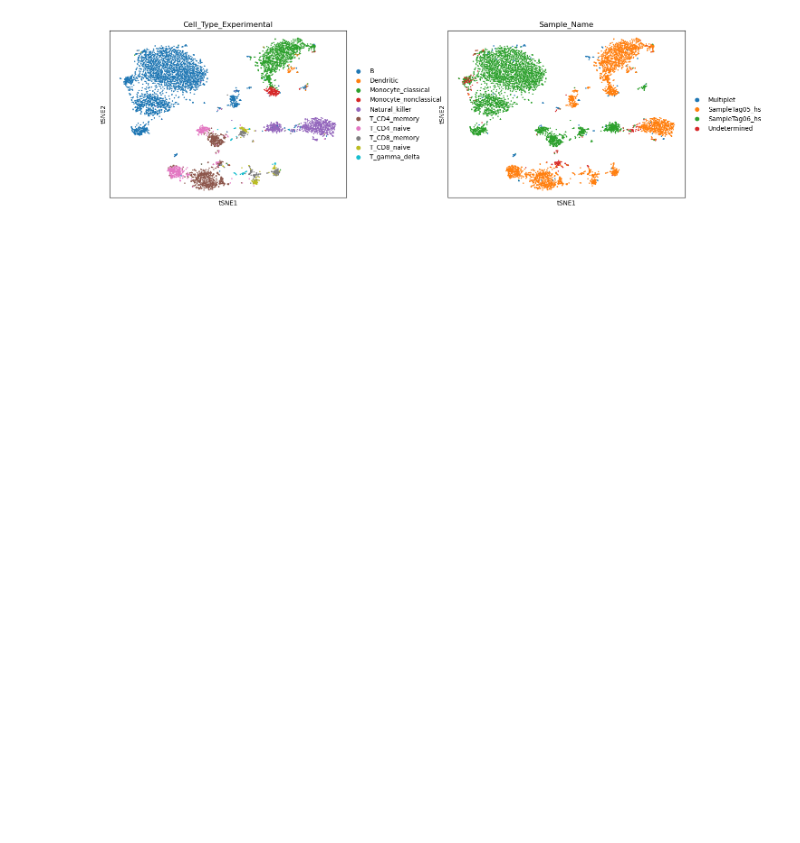
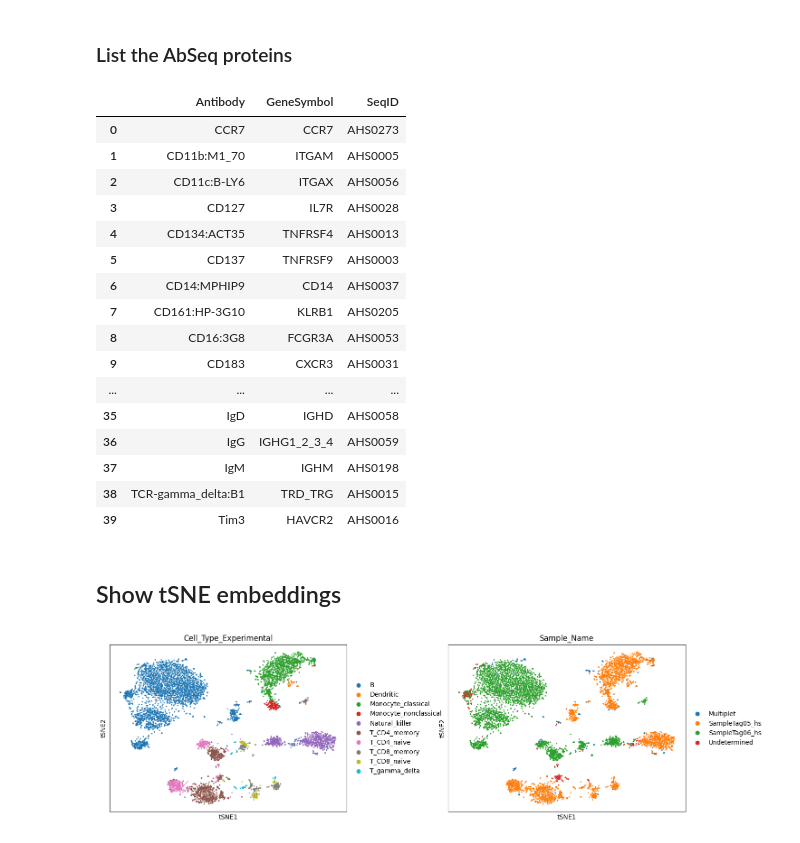
Before and after one commit to icbi-lab/plattner_mcb_2024, a Jupyter notebook: TCR_scRNAseq_analysis.ipynb, the cells around one changed output. Cells and saved outputs as stored; diff of their text form; code cells hidden in the pictures; blank space fills up the shorter version.

```diff
--- a/TCR_scRNAseq_analysis.ipynb
+++ b/TCR_scRNAseq_analysis.ipynb
@@ -50,3 +28,27 @@ len(list(adata.var.index[adata.var.index.str.endswith("pAbO")]))
+# %% [markdown]
+### List the AbSeq proteins
+# %%
+pd.DataFrame([x.split('|')[:3] for x in adata.var.index[adata.var.index.str.endswith("pAbO")]], columns=['Antibody', 'GeneSymbol', 'SeqID'])
+# %% [output]
+|  | Antibody | GeneSymbol | SeqID |
+| 0 | CCR7 | CCR7 | AHS0273 |
+| 1 | CD11b:M1_70 | ITGAM | AHS0005 |
+| 2 | CD11c:B-LY6 | ITGAX | AHS0056 |
+| 3 | CD127 | IL7R | AHS0028 |
+| 4 | CD134:ACT35 | TNFRSF4 | AHS0013 |
+| 5 | CD137 | TNFRSF9 | AHS0003 |
+| 6 | CD14:MPHIP9 | CD14 | AHS0037 |
+| 7 | CD161:HP-3G10 | KLRB1 | AHS0205 |
+| 8 | CD16:3G8 | FCGR3A | AHS0053 |
+| 9 | CD183 | CXCR3 | AHS0031 |
+| ... | ... | ... | ... |
+| 35 | IgD | IGHD | AHS0058 |
+| 36 | IgG | IGHG1_2_3_4 | AHS0059 |
+| 37 | IgM | IGHM | AHS0198 |
+| 38 | TCR-gamma_delta:B1 | TRD_TRG | AHS0015 |
+| 39 | Tim3 | HAVCR2 | AHS0016 |
+# %% [markdown]
+## Show tSNE embeddings
 # %%
 sc.pl.tsne(adata, color=["Cell_Type_Experimental", "Sample_Name"], wspace=0.3)
 # %% [output]
```
Also changed, not shown: parts of 58 cells of this notebook.
